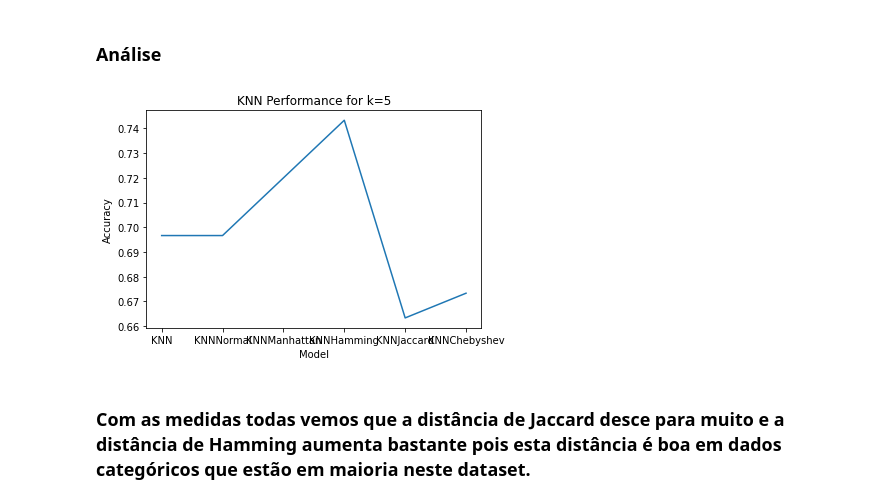
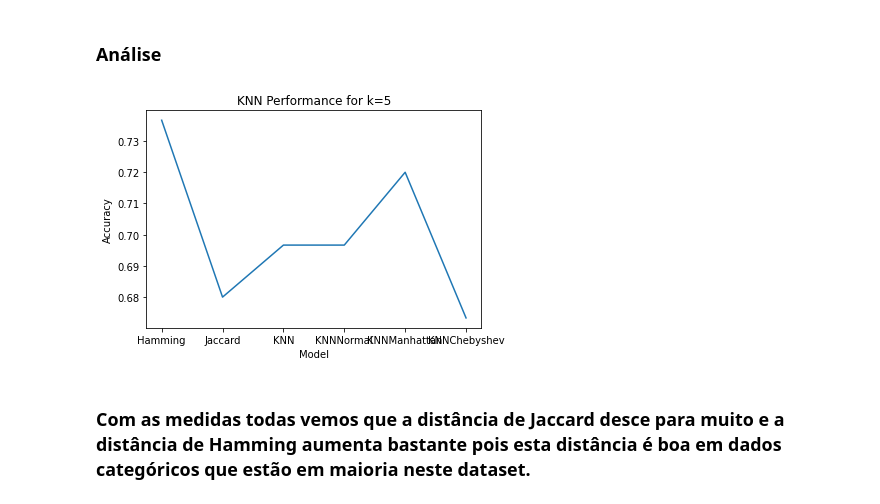
Before and after one commit to guilhermevaz8/Modified-KNN, a Jupyter notebook: KNNM.ipynb, the cells around one changed output. Drawn from its saved outputs; the diff is of its cells as text; code cells hidden in the pictures.

```diff
--- a/KNNM.ipynb
+++ b/KNNM.ipynb
@@ -428,7 +385,7 @@ plt.show()
 # %% [markdown]
 ### Dataset 2 -  Prever letras - atributos todos numéricos e com medidas
 # %%
-dataset = pd.read_csv('letter.csv')
+dataset = pd.read_csv('tic-tac-toe.csv')
 # %%
 dataset.head()
 # %% [output]
@@ -773,0 +569,6 @@ accuracy=[]
+# %%
+KNN5=KNNJaccard(1) #our model
+KNN5.fit(X_train_scaled,y_train)
+Y1_pred = KNN5.predict(X_test_scaled)
+print("Accuracy = ", accuracy_score(y_test, Y1_pred))
+accuracy.append(accuracy_score(y_test,Y1_pred))
@@ -774 +579,35 @@ accuracy=[]
+# %%
+X = dataset.iloc[:, 1:-1]
+y = dataset.iloc[:, -1].values
+X_train, X_test, y_train, y_test = train_test_split(X, y, test_size=0.3, random_state=0)
+
+for column in ["'checking_status'", "'credit_history'",
+       "'purpose'",  "'savings_status'", "'employment'",
+        "'personal_status'", "'other_parties'",
+        "'property_magnitude'",
+       "'other_payment_plans'", "'housing'",  "'job'",
+        "'own_telephone'", "'foreign_worker'"]:
+    le = LabelEncoder()
+    dataset[column] = le.fit_transform(dataset[column])
+
+# Fazer uma cópia do X_train
+X_train_scaled = X_train.copy()
+X_test_scaled=X_test.copy()
+
+selected_columns = []
+for column in dataset.columns:
+    if not column in ['id',"'checking_status'", "'credit_history'",
+       "'purpose'",  "'savings_status'", "'employment'",
+        "'personal_status'", "'other_parties'",
+        "'property_magnitude'",
+       "'other_payment_plans'", "'housing'",  "'job'",
+        "'own_telephone'", "'foreign_worker'", "'class'"]:
+        selected_columns.append(column)
+
+
+# Aplicar o MinMaxScaler apenas às colunas selecionadas na cópia do X_train
+X_train_scaled[selected_columns] = scaler.fit_transform(X_train[selected_columns])
+
+# Aplicar o mesmo scaler aos dados de teste selecionados
+X_test_scaled[selected_columns] = scaler.transform(X_test[selected_columns])
 # %% [markdown]
@@ -871,11 +670,11 @@ Accuracy =  0.6733333333333333
 # %%
 plt.plot(accuracy)
 plt.xlabel("Model")
 plt.ylabel("Accuracy")
 plt.title("KNN Performance for k=5")
-plt.xticks(range(6), ['KNN','KNNNormal','KNNManhattan','KNNHamming','KNNJaccard','KNNChebyshev'])
+plt.xticks(range(6), ['Hamming','Jaccard','KNN','KNNNormal','KNNManhattan','KNNChebyshev'])
 plt.show()
 # %% [output]
-[figure, old version]
+[figure, new version]
 # %% [markdown]
 ### Com as medidas todas vemos que a distância de Jaccard desce para muito e a distância de Hamming aumenta bastante pois esta distância é boa em dados categóricos que estão em maioria neste dataset.
```
Also changed, not shown: parts of 119 cells of this notebook, 2 other files.
